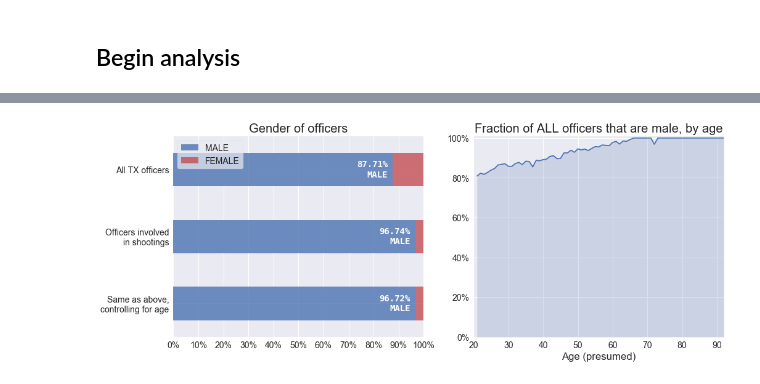
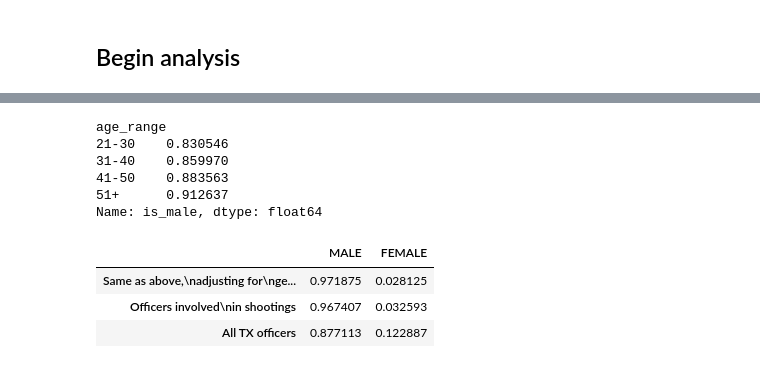
Before and after one commit to texas-justice-initiative/analysis, a Jupyter notebook: analyses/ois_which_officers.ipynb, the cells around one changed output, grey strips where cells are left out. Drawn from its saved outputs; the diff is of its cells as text; code cells hidden in the pictures.

```diff
--- a/analyses/ois_which_officers.ipynb
+++ b/analyses/ois_which_officers.ipynb
@@ -158,72 +202,48 @@ plotsaver.saveplot(fig, 'age')
+# %%
+officer_info.groupby('age_range')['is_male'].mean()
+# %% [output]
+age_range
+21-30    0.830546
+31-40    0.859970
+41-50    0.883563
+51+      0.912637
+Name: is_male, dtype: float64
 # %%
-fig, axes = plt.subplots(1, 2)
-fig.set_size_inches(16, 6)
-
-
-# First plot - gender breakdown for all officers vs those in shootings
-
-
 s1 = officer_info.gender.value_counts(True)
 s1.name=LABEL_ALL
 s2 = ois_officers.gender.value_counts(True)
 s2.name=LABEL_OIS
 
 # We will find that more men are involved in shootings, but above we
-# also saw that older officers are more likely to be involved.
-# Since older officers are already more likely to be male (see second plot),
-# the naive approach would overstate the male-ness of officers involved
-# in shootings.
+# also saw that younger officers are more likely to be involved.
+# Since younger officers are already more likely to be male,
+# the naive approach would under-report the male-ness of officers
+# involved in shootings.
 # We add a third bar controlling for this fact. We weight each officer
 # involved in a shooting by the odds that a randomly-chosen officer their
 # age would be male. If, say, 22 year old officers are 80% male, this would
 # earn a weight of 1 / 0.8 = 1.25. If 100% were male, the weight would be 1.
 
-age_male_fraction = officer_info.groupby('age_presumed')['is_male'].mean().sort_index()
+age_male_fraction = officer_info.groupby('age_range')['is_male'].mean().sort_index()
 weights = []
-for age, gender in zip(ois_officers.age, ois_officers.gender):
-    if pd.isnull(age) or pd.isnull(gender):
+for age_range, gender in zip(ois_officers.age_range, ois_officers.gender):
+    if pd.isnull(age_range) or pd.isnull(gender):
         weights.append(np.nan)
     else:
-        weights.append(1/age_male_fraction.loc[age])
+        if gender == 'FEMALE':
+            weights.append(1.0)
+        else:
+            weights.append(1/age_male_fraction.loc[age_range])
 ois_officers['weight'] = weights
 total_weight = ois_officers['weight'].sum()
 s3 = ois_officers.groupby('gender')['weight'].sum() / total_weight
-s3.name = 'Same as above,\ncontrolling for age'
+s3.name = 'Same as above,\nadjusting for\ngender mix by age'
 
-ax = axes[0]
-ax.set_title('Gender of officers')
 gender_df = pd.concat([s3, s2, s1], axis=1).T
 gender_df = gender_df[['MALE', 'FEMALE']]
-gender_df.plot(kind='barh', ax=ax, stacked=True, alpha=0.8, color=[SNS_BLUE, SNS_RED])
-percentify_x(ax)
-ax.set_xticks(np.arange(0, 1.01, .1))
-ax.set_xlim(0, 1)
-ax.legend()
-fontstyle = {
-    'color': 'white',
-    'verticalalignment': 'center',
-    'weight': 'bold',
-    'family': 'monospace',
-    'horizontalalignment': 'right',
-}
-ax.text(s1.loc['MALE'] - 0.02, 2, "%.2f%%\nMALE" % (s1.loc['MALE'] * 100), fontdict=fontstyle)
-ax.text(s2.loc['MALE'] - 0.02, 1, "%.2f%%\nMALE" % (s2.loc['MALE'] * 100), fontdict=fontstyle)
-ax.text(s3.loc['MALE'] - 0.02, 0, "%.2f%%\nMALE" % (s3.loc['MALE'] * 100), fontdict=fontstyle)
-
-
-# Second plot - fraction of the force that is male, by age
-
-
-ax=axes[1]
-ax.set_title('Fraction of ALL officers that are male, by age')
-s4 = officer_info.groupby('age_presumed')['is_male'].mean().sort_index()
-s4.plot(ax=ax)
-ax.fill_between(s4.index, s4.values, [0] * len(s4), color=SNS_BLUE, alpha=0.2)
-ax.set_ylim(0, 1.01)
-ax.set_xlim(20, ax.get_xlim()[1])
-percentify_y(ax)
-ax.set_xlabel('Age (presumed)')
-
-plotsaver.saveplot(fig, 'gender')
+gender_df
 # %% [output]
-[figure, removed]
+|  | MALE | FEMALE |
+| Same as above,\nadjusting for\nge... | 0.971875 | 0.028125 |
+| Officers involved\nin shootings | 0.967407 | 0.032593 |
+| All TX officers | 0.877113 | 0.122887 |
```
Also changed, not shown: parts of 13 cells of this notebook, 35 other files.
